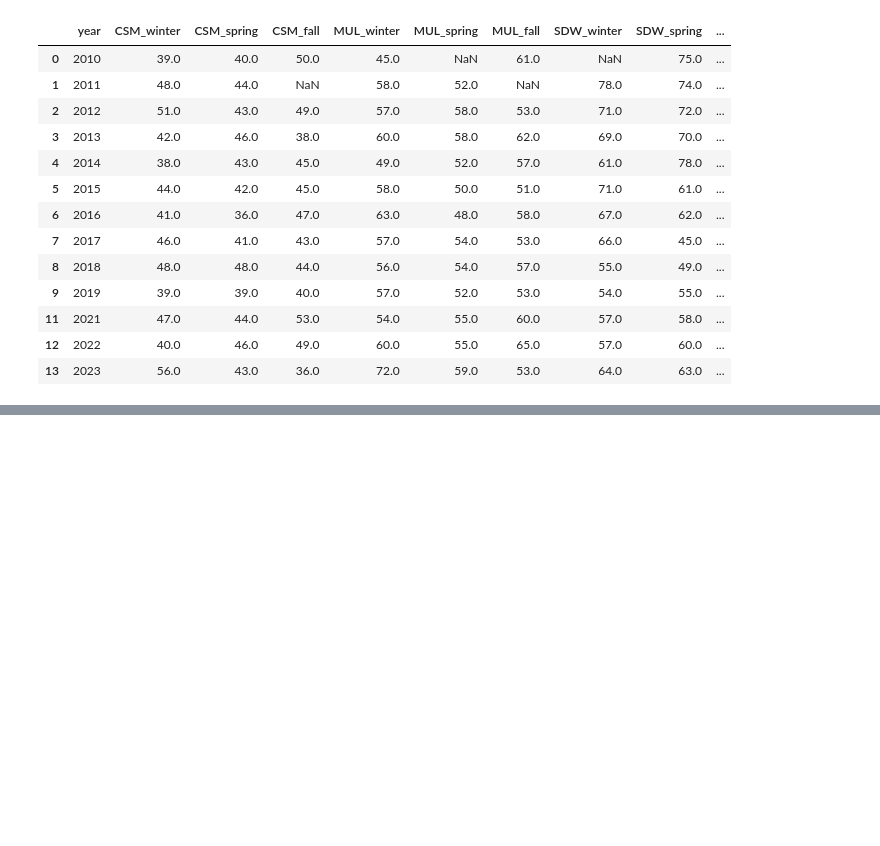
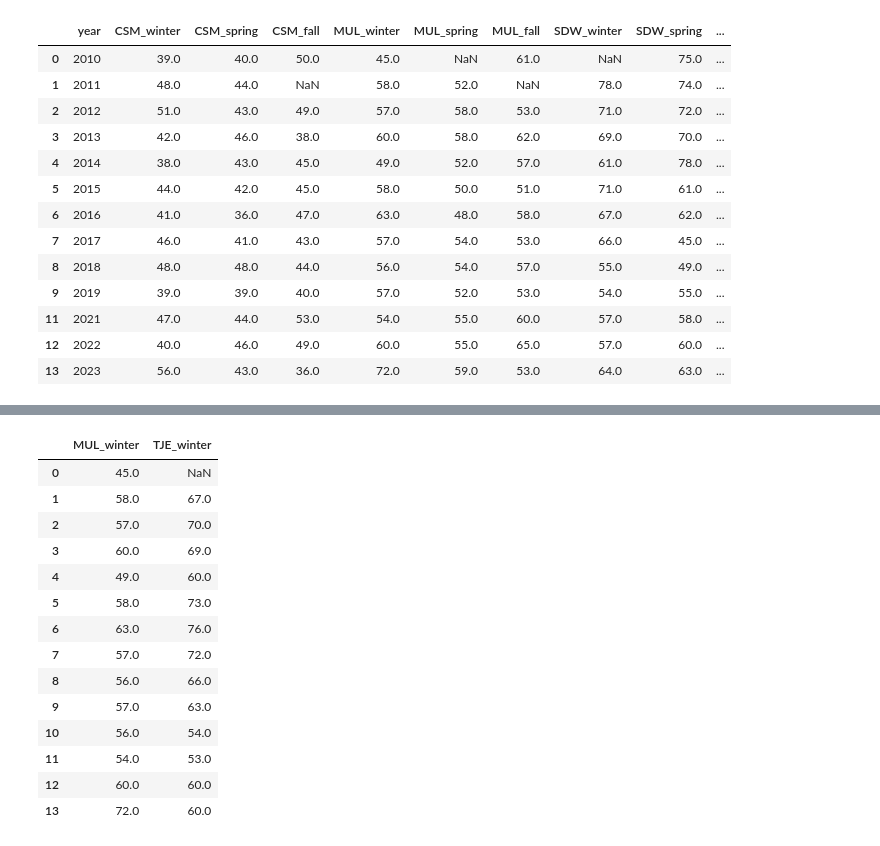
Before and after one commit to vedikaS-byte/eds-220-2025-in-class, a Jupyter notebook: week1-lession-3-python-review.ipynb, the cells around one changed output, grey strips where cells are left out. Cells and saved outputs as stored; diff of their text form; code cells hidden in the pictures; blank space fills up the shorter version.

```diff
--- a/week1-lession-3-python-review.ipynb
+++ b/week1-lession-3-python-review.ipynb
@@ -155,0 +252,18 @@ df[(df["CSM_winter"] < 60) & (df["CSM_spring"] >30)]
+# %%
+df.loc[df["year" ]> 2000, ["MUL_winter", "TJE_winter"]]
+# %% [output]
+|  | MUL_winter | TJE_winter |
+| 0 | 45.0 | NaN |
+| 1 | 58.0 | 67.0 |
+| 2 | 57.0 | 70.0 |
+| 3 | 60.0 | 69.0 |
+| 4 | 49.0 | 60.0 |
+| 5 | 58.0 | 73.0 |
+| 6 | 63.0 | 76.0 |
+| 7 | 57.0 | 72.0 |
+| 8 | 56.0 | 66.0 |
+| 9 | 57.0 | 63.0 |
+| 10 | 56.0 | 54.0 |
+| 11 | 54.0 | 53.0 |
+| 12 | 60.0 | 60.0 |
+| 13 | 72.0 | 60.0 |
```
Also changed, not shown: parts of 11 cells of this notebook.
